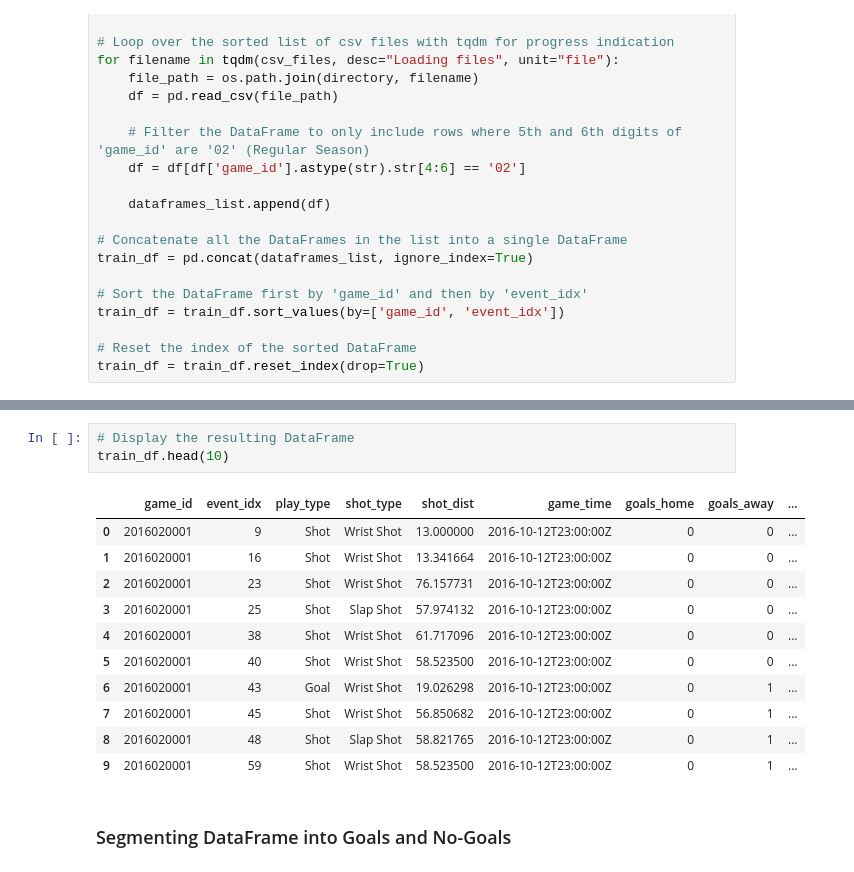
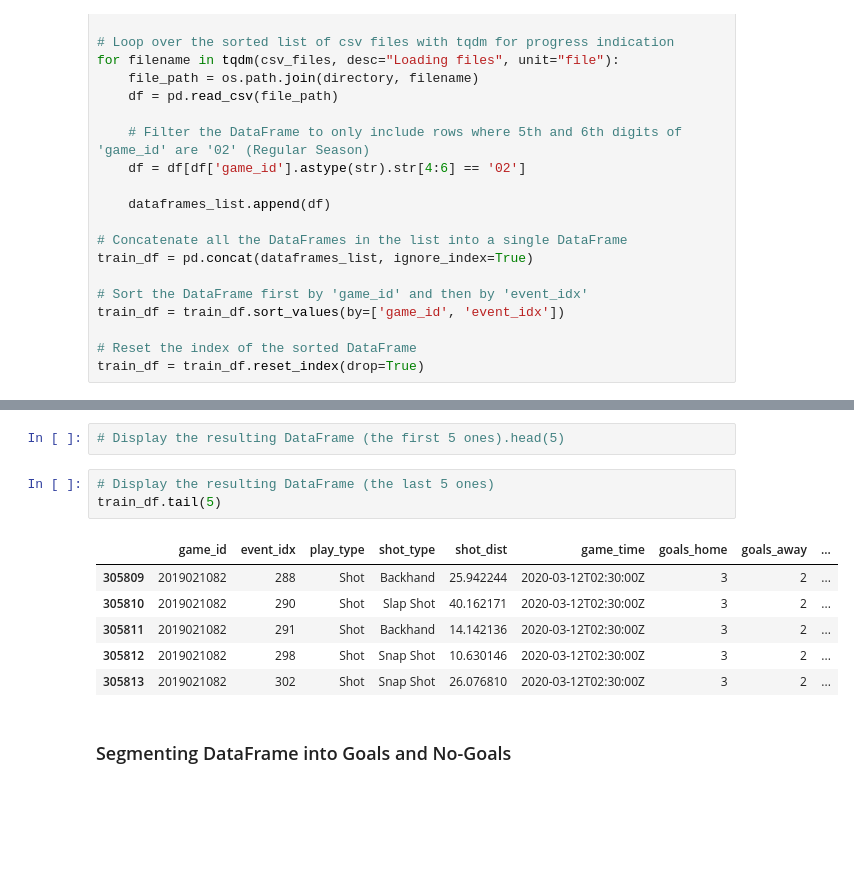
Before and after one commit to hfereidouni/DataScience, a Jupyter notebook: Milestone2/FeatureEngineering1_Q2.ipynb, the cells around one changed output, grey strips where cells are left out. Drawn from its saved outputs; the diff is of its cells as text; blank space fills up the shorter version.

```diff
--- a/Milestone2/FeatureEngineering1_Q2.ipynb
+++ b/Milestone2/FeatureEngineering1_Q2.ipynb
@@ -75,18 +97,15 @@ train_df = train_df.reset_index(drop=True)
 # %%
-# Display the resulting DataFrame
-train_df.head(10)
+# Display the resulting DataFrame (the first 5 ones).head(5)
-# %% [output]
-|  | game_id | event_idx | play_type | shot_type | shot_dist | game_time | goals_home | goals_away | ... |
-| 0 | 2016020001 | 9 | Shot | Wrist Shot | 13.000000 | 2016-10-12T23:00:00Z | 0 | 0 | ... |
-| 1 | 2016020001 | 16 | Shot | Wrist Shot | 13.341664 | 2016-10-12T23:00:00Z | 0 | 0 | ... |
-| 2 | 2016020001 | 23 | Shot | Wrist Shot | 76.157731 | 2016-10-12T23:00:00Z | 0 | 0 | ... |
-| 3 | 2016020001 | 25 | Shot | Slap Shot | 57.974132 | 2016-10-12T23:00:00Z | 0 | 0 | ... |
-| 4 | 2016020001 | 38 | Shot | Wrist Shot | 61.717096 | 2016-10-12T23:00:00Z | 0 | 0 | ... |
-| 5 | 2016020001 | 40 | Shot | Wrist Shot | 58.523500 | 2016-10-12T23:00:00Z | 0 | 0 | ... |
-| 6 | 2016020001 | 43 | Goal | Wrist Shot | 19.026298 | 2016-10-12T23:00:00Z | 0 | 1 | ... |
-| 7 | 2016020001 | 45 | Shot | Wrist Shot | 56.850682 | 2016-10-12T23:00:00Z | 0 | 1 | ... |
-| 8 | 2016020001 | 48 | Shot | Slap Shot | 58.821765 | 2016-10-12T23:00:00Z | 0 | 1 | ... |
-| 9 | 2016020001 | 59 | Shot | Wrist Shot | 58.523500 | 2016-10-12T23:00:00Z | 0 | 1 | ... |
+# %%
+# Display the resulting DataFrame (the last 5 ones)
+train_df.tail(5)
+# %% [output]
+|  | game_id | event_idx | play_type | shot_type | shot_dist | game_time | goals_home | goals_away | ... |
+| 305809 | 2019021082 | 288 | Shot | Backhand | 25.942244 | 2020-03-12T02:30:00Z | 3 | 2 | ... |
+| 305810 | 2019021082 | 290 | Shot | Slap Shot | 40.162171 | 2020-03-12T02:30:00Z | 3 | 2 | ... |
+| 305811 | 2019021082 | 291 | Shot | Backhand | 14.142136 | 2020-03-12T02:30:00Z | 3 | 2 | ... |
+| 305812 | 2019021082 | 298 | Shot | Snap Shot | 10.630146 | 2020-03-12T02:30:00Z | 3 | 2 | ... |
+| 305813 | 2019021082 | 302 | Shot | Snap Shot | 26.076810 | 2020-03-12T02:30:00Z | 3 | 2 | ... |
 # %% [markdown]
 ### Segmenting DataFrame into Goals and No-Goals
 # %%
```
Also changed, not shown: parts of 9 cells of this notebook, 5 other files.
